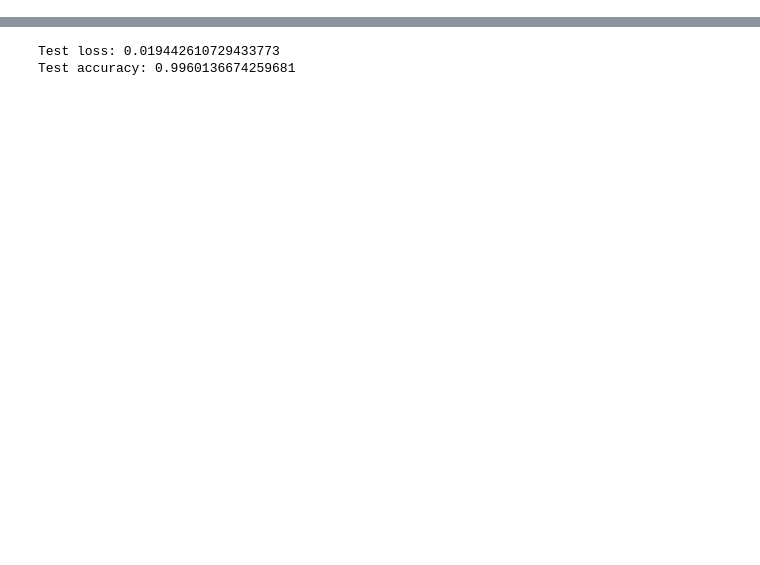
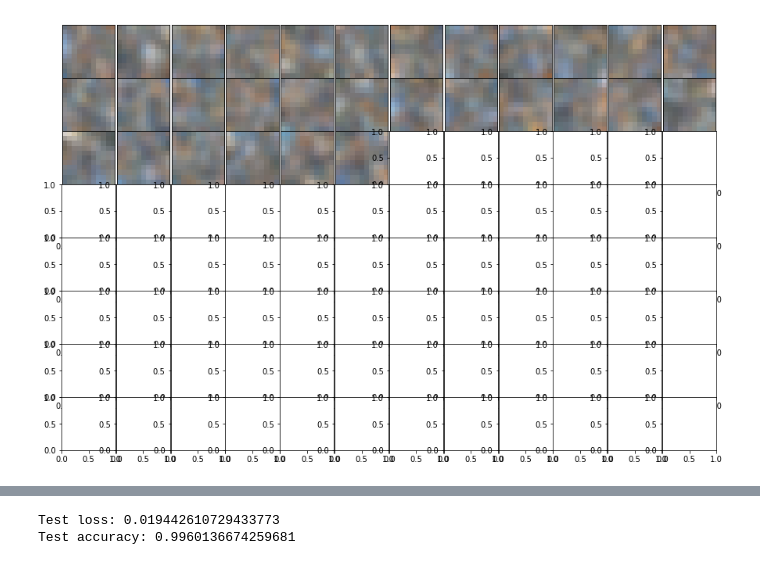
Before and after one commit to tifat58/Deep-Learning-Image-Classification, a Jupyter notebook: tarequeNet.ipynb, the cells around one changed output, grey strips where cells are left out. Drawn from its saved outputs; the diff is of its cells as text; code cells hidden in the pictures; blank space fills up the shorter version.

```diff
--- a/tarequeNet.ipynb
+++ b/tarequeNet.ipynb
@@ -141,0 +173,20 @@ Epoch 00003: val_acc did not improve from 0.99544
+# %%
+from scipy.ndimage.filters import gaussian_filter
+fig, axs = plt.subplots(8,12, figsize=(15,10))
+fig.subplots_adjust(hspace = .01, wspace=.01)
+axs = axs.ravel()
+for i in range(np.shape(kernals)[3]):
+    one_kernal = np.abs(kernals[:,:,:,i])
+    one_kernal -= one_kernal.mean() # Post-processes the feature to make it visually palatable
+    one_kernal /= one_kernal.std()
+    one_kernal *= 64
+    one_kernal += 128
+    one_kernal= np.clip(one_kernal, 0, 255).astype('uint8')
+    #one_kernal =rgb2gray(one_kernal)
+    one_kernal = gaussian_filter(one_kernal, 1)
+    axs[i].imshow(one_kernal,cmap='gray')
+    axs[i].axes.get_xaxis().set_ticks([])
+    axs[i].axes.get_yaxis().set_ticks([])
+    #axs[i].set_title(str(250+i))
+# %% [output]
+[figure, added]
```
Also changed, not shown: parts of 21 cells of this notebook, 6 other files.
